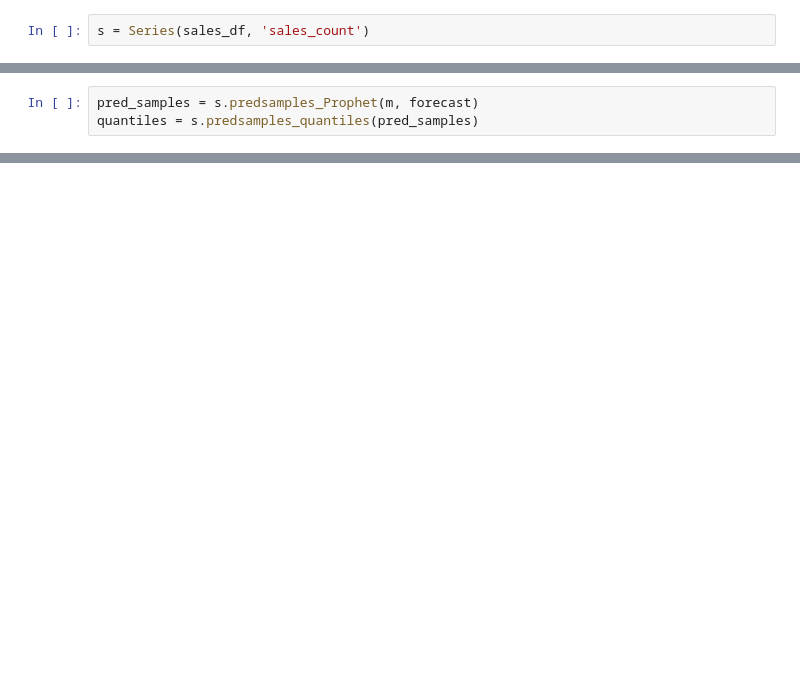
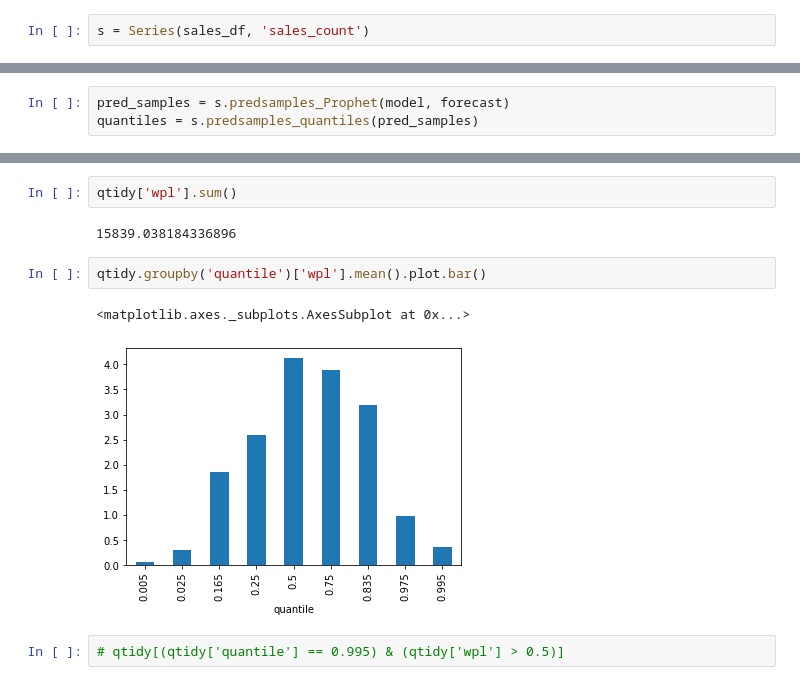
Before and after one commit to chrisgschon/M5Forecasting-Uncertainty, a Jupyter notebook: eda.ipynb, the cells around one changed output, grey strips where cells are left out. Cells and saved outputs as stored; diff of their text form; blank space fills up the shorter version.

```diff
--- a/eda.ipynb
+++ b/eda.ipynb
@@ -150,5 +148,5 @@ fig1 = m.plot(forecast)
 # %%
-pred_samples = s.predsamples_Prophet(m, forecast)
+pred_samples = s.predsamples_Prophet(model, forecast)
 quantiles = s.predsamples_quantiles(pred_samples)
 # %%
 quantiles.plot(**{'figsize':(10,8)})
@@ -192 +195,12 @@ max        17.656112
 Name: wpl, dtype: float64
+# %%
+qtidy['wpl'].sum()
+# %% [output]
+15839.038184336896
+# %%
+qtidy.groupby('quantile')['wpl'].mean().plot.bar()
+# %% [output]
+<matplotlib.axes._subplots.AxesSubplot at 0x...>
+[figure, added]
+# %%
+# qtidy[(qtidy['quantile'] == 0.995) & (qtidy['wpl'] > 0.5)]
```
Also changed, not shown: parts of 15 cells of this notebook, 1 other file.
